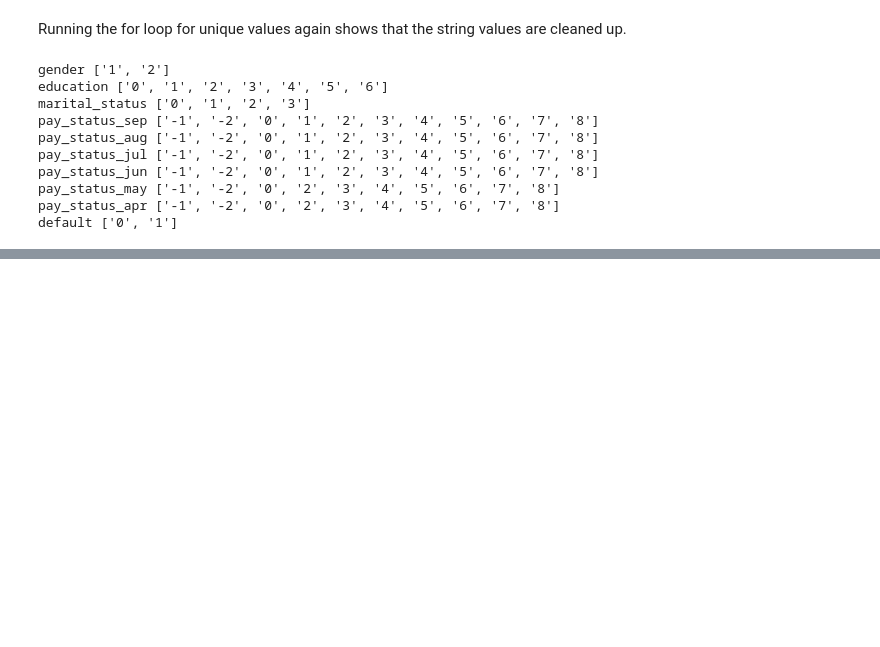
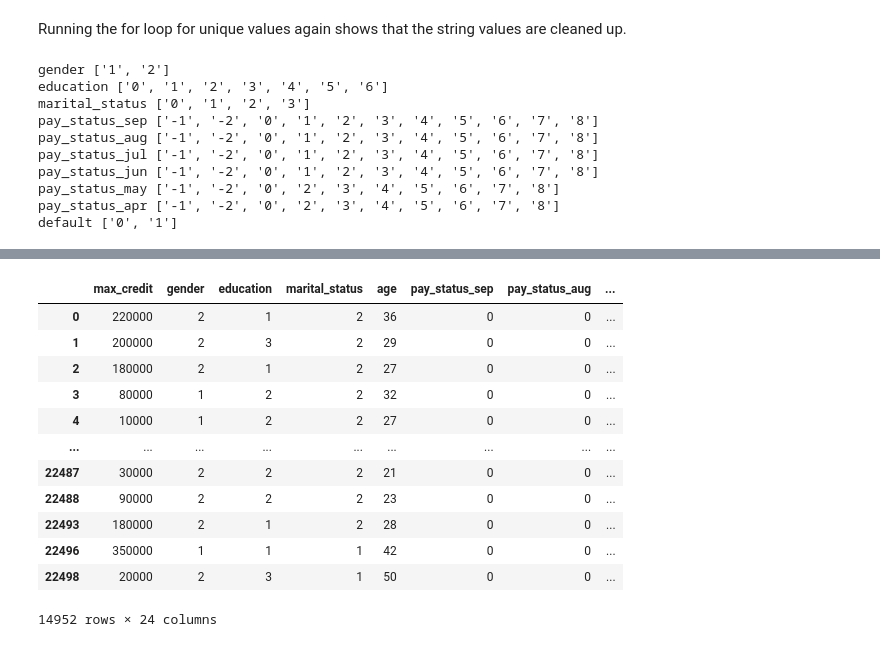
Before and after one commit to Astroraf/cc_default_prediction_model, a Jupyter notebook: notebooks/default_payment_eda.ipynb, the cells around one changed output, grey strips where cells are left out. Drawn from its saved outputs; the diff is of its cells as text; code cells hidden in the pictures; blank space fills up the shorter version.

```diff
--- a/notebooks/default_payment_eda.ipynb
+++ b/notebooks/default_payment_eda.ipynb
@@ -145,0 +294,23 @@ default ['0', '1']
+# %%
+pay_status_columns = ["pay_status_sep", "pay_status_aug", "pay_status_jul",
+                      "pay_status_jun", "pay_status_may", "pay_status_apr"]
+
+for stat_month in pay_status_columns:
+    df[stat_month] = df[stat_month].apply(tl.clean_pay_status)
+# %%
+df[((df.pay_status_sep==0) & (df.pay_status_aug==0) & (df.pay_status_jul==0) &
+   (df.pay_status_jun==0) & (df.pay_status_may==0) & (df.pay_status_apr==0))]
+# %% [output]
+|  | max_credit | gender | education | marital_status | age | pay_status_sep | pay_status_aug | ... |
+| 0 | 220000 | 2 | 1 | 2 | 36 | 0 | 0 | ... |
+| 1 | 200000 | 2 | 3 | 2 | 29 | 0 | 0 | ... |
+| 2 | 180000 | 2 | 1 | 2 | 27 | 0 | 0 | ... |
+| 3 | 80000 | 1 | 2 | 2 | 32 | 0 | 0 | ... |
+| 4 | 10000 | 1 | 2 | 2 | 27 | 0 | 0 | ... |
+| ... | ... | ... | ... | ... | ... | ... | ... | ... |
+| 22487 | 30000 | 2 | 2 | 2 | 21 | 0 | 0 | ... |
+| 22488 | 90000 | 2 | 2 | 2 | 23 | 0 | 0 | ... |
+| 22493 | 180000 | 2 | 1 | 2 | 28 | 0 | 0 | ... |
+| 22496 | 350000 | 1 | 1 | 1 | 42 | 0 | 0 | ... |
+| 22498 | 20000 | 2 | 3 | 1 | 50 | 0 | 0 | ... |
+14952 rows × 24 columns
```
Also changed, not shown: parts of 29 cells of this notebook, 1 other file.
